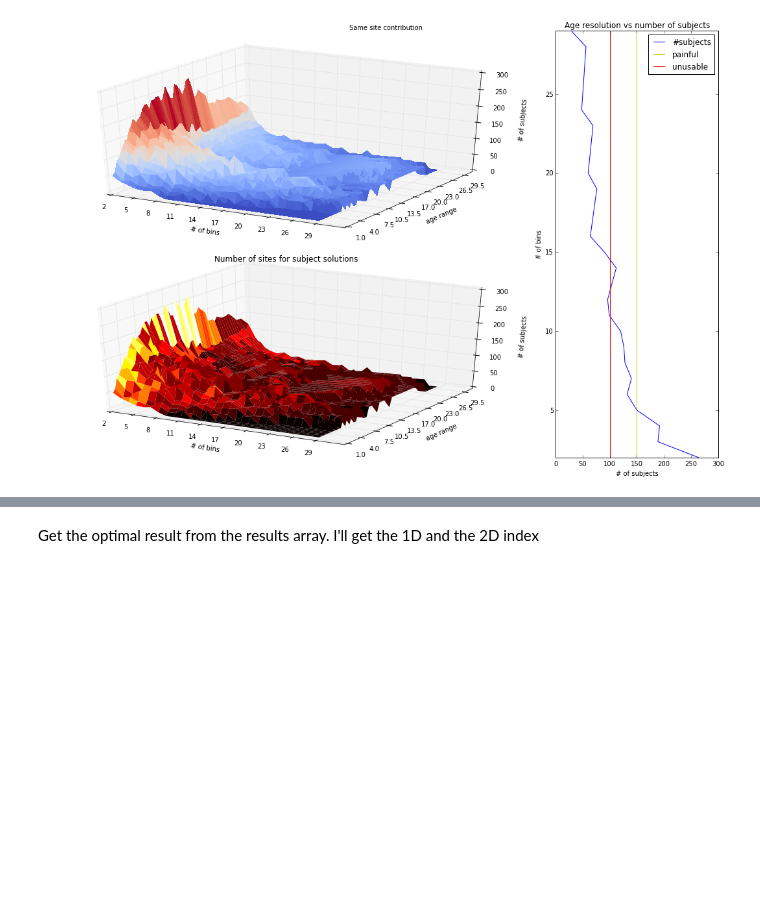
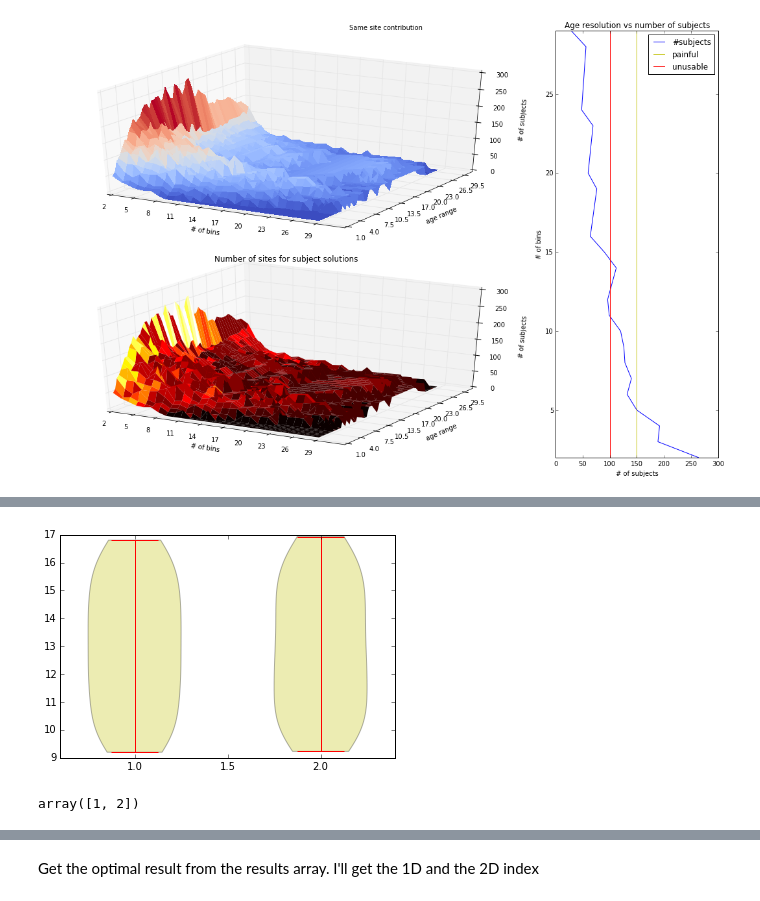
Before and after one commit to SIMEXP/Projects, a Jupyter notebook: Subtypes/uniform_sampling2.ipynb, the cells around one changed output, grey strips where cells are left out. Drawn from its saved outputs; the diff is of its cells as text; code cells hidden in the pictures; blank space fills up the shorter version.

```diff
--- a/Subtypes/uniform_sampling2.ipynb
+++ b/Subtypes/uniform_sampling2.ipynb
@@ -439,0 +341,31 @@ fig.suptitle('Same site contribution')
+# %%
+# Get all the site names
+all_sites = pheno['SITE_ID'].unique()
+# Box coordinates for both samples
+lr_b = 2
+hr_b = 12
+# Retrieve the window coordinates for the samples
+lr_w = np.argmax(results[:, lr_b])
+hr_w = np.argmax(results[:, hr_b])
+# Make the full coordinates
+lr_c = (lr_w, lr_b)
+hr_c = (hr_w, hr_b)
+# Get the flat coordinates back
+lr_ind = np.ravel_multi_index(lr_c, results.shape)
+hr_ind = np.ravel_multi_index(hr_c, results.shape)
+# Get the results
+# total_subjects, sites, n_subs, site_subs, window
+lr_res = res_list[lr_ind]
+hr_res = res_list[hr_ind]
+# Get the windows
+lr_win = lr_res[4]
+hr_win = hr_res[4]
+# Get the sites IDs
+lr_site_id = lr_res[1]
+hr_site_id = hr_res[1]
+# Get the site names
+lr_sites = list(all_sites[lr_site_id])
+hr_sites = list(all_sites[hr_site_id])
+# Get the number of subjects
+lr_nsubs = lr_res[2]
+hr_nsubs = hr_res[2]
@@ -439,0 +502,11 @@ fig.suptitle('Same site contribution')
+# %%
+f = plt.figure()
+ax = f.add_subplot(111)
+ind = np.arange(1,len(x[1])+1)
+tmp = ax.violinplot(x[2],ind)
+# %% [output]
+[figure, added]
+# %%
+ind
+# %% [output]
+array([1, 2])
```
Also changed, not shown: parts of 46 cells of this notebook.
